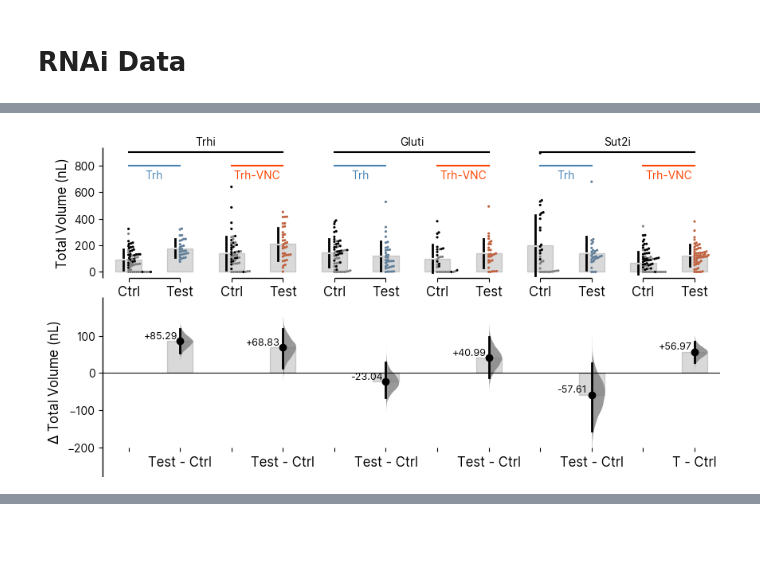
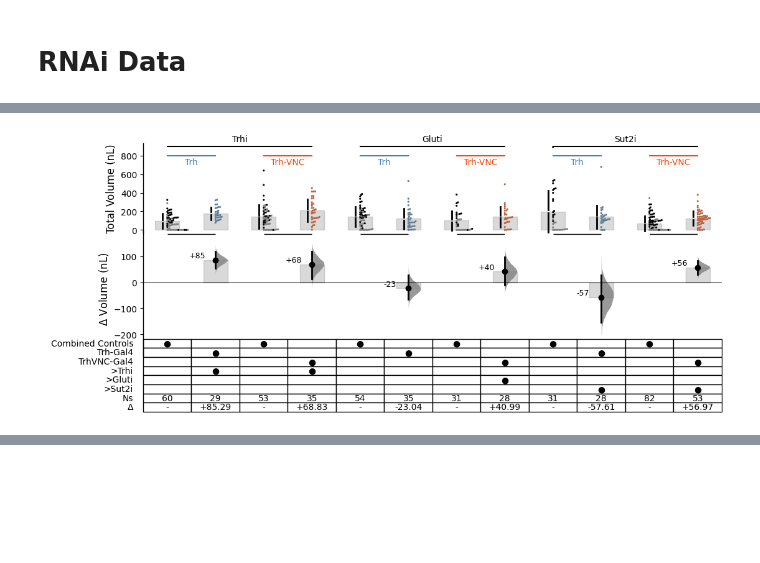
Before and after one commit to sangyu/Holophenotype5HT, a Jupyter notebook: nbs/01_Figures/07_Survival_and_RNAi.ipynb.ipynb, the cells around one changed output, grey strips where cells are left out. Saved outputs shown, nothing was run; the diff lists cells and outputs as text; code cells hidden in the pictures; blank space fills up the shorter version.

```diff
--- a/nbs/01_Figures/07_Survival_and_RNAi.ipynb.ipynb
+++ b/nbs/01_Figures/07_Survival_and_RNAi.ipynb.ipynb
@@ -28,7 +28,7 @@ import pandas as pd
 import scipy
 import numpy as np
 import dabest
-paperpath = '/Users/xusy/Library/Mobile Documents/com~apple~CloudDocs/EspressoManu/'
+paperpath = '/Users/sangyuxu/Library/Mobile Documents/com~apple~CloudDocs/EspressoManu/'
 imagepath = paperpath + 'Figures20240202/'
 figurepath = imagepath + '/Figure6/'
 picklepath = paperpath + 'DataforFigures/Behavior/Data/pickles/'
@@ -35,5 +55,5 @@ picklepath = paperpath + 'DataforFigures/Behavior/Data/pickles/'
 # %%
-starve = pd.read_csv('/Users/xusy/Library/Mobile Documents/com~apple~CloudDocs/EspressoManu/DataforFigures/Starvation Resistance/starve.csv',delimiter=',')
+starve = pd.read_csv('/Users/sangyuxu/Library/Mobile Documents/com~apple~CloudDocs/EspressoManu/DataforFigures/Starvation Resistance/starve.csv',delimiter=',')
 starve = starve.set_index('Day')
 starvePerc = starve/starve.iloc[1,:]
 # %%
@@ -60,5 +94,5 @@ No artists with labels found to put in legend.  Note that artists whose label st
 # %%
-starve1 = pd.read_csv('/Users/xusy/Library/Mobile Documents/com~apple~CloudDocs/EspressoManu/DataforFigures/Starvation Resistance/starve.csv',delimiter=',')
+starve1 = pd.read_csv('/Users/sangyuxu/Library/Mobile Documents/com~apple~CloudDocs/EspressoManu/DataforFigures/Starvation Resistance/starve.csv',delimiter=',')
 df = pd.melt(starve1, id_vars=['Day'], value_vars= starve1.columns[1::], value_name='count', var_name = 'genotype')
 df['total'] = [df.loc[df['genotype'] == df.iloc[n]['genotype']]['count'].max() for n in range(len(df))]
 df1 = pd.DataFrame(np.nan, index=df.index, columns=np.arange(0, df.total.max(), 1))
@@ -213,26 +453,30 @@ fullMetaData
 setFont('inter', 10)
 rnaidata = []
 for i in fullMetaData.index:
-    data = dataDict[fullMetaData.iloc[i, 0]]
-    data['Expt'] = fullMetaData.loc[i, 'Expt']
-    rnaidata.append(data)
+    if fullMetaData.loc[i, 'Expt'] !='w1118':
+        data = dataDict[fullMetaData.iloc[i, 0]]
+        data['Expt'] = fullMetaData.loc[i, 'Expt']
+        rnaidata.append(data)
 rnaidf = pd.concat(rnaidata)
-rnaidf['StatusExpt'] = rnaidf['Status'] + '_' + rnaidf['Expt']
-rnaidf['StatusExpt'].unique()
+
 rnaidf = rnaidf.drop(rnaidf.loc[rnaidf['Genotype']=='empty'].index)
 rnaidf['Volume'] = rnaidf['Volume'] *1000
-rnaidf['GenoReduced'] =rnaidf['Genotype'].replace({'w1118; uas-trhi':'UAS/W', 'w1118; trh-gal4':'Trh-Gal4/W', 'trh-gal4>uas-trhi':'Trh-Gal4>RNAi',
-       'w1118; uas-gluti40904':'UAS/W', 'trh-gal4>uas-gluti40904':'Trh-Gal4>RNAi',
-       'w1118; uas-sut2rnai':'UAS/W', 'trh-gal4>uas-sut2rnai':'Trh-Gal4>RNAi',
-       'w1118; trhvnc-gal4':'TrhVNC-Gal4/W', 'trh-vnc-gal4>uas-trhrnai':'TrhVNC-Gal4>RNAi',
-       'trhvnc-gal4<uas-gluti40904':'TrhVNC-Gal4>RNAi', 'trh-vnc-gal4>uas-sut2rnai':'TrhVNC-Gal4>RNAi'})
-idx  = (('Ctrl_TrhTrhi', 'Test_TrhTrhi'), ('Ctrl_TrhVTrhi', 'Test_TrhVTrhi'),
-        ('Ctrl_TrhGluti', 'Test_TrhGluti'),('Ctrl_TrhVGluti', 'Test_TrhVGluti'),
-       ('Ctrl_TrhSut2i', 'Test_TrhSut2i'),  ('Ctrl_TrhVSut2i',
-       'Test_TrhVSut2i'))
-rnaipalette = {'Ctrl_TrhTrhi':'gray', 'Test_TrhTrhi':'steelblue', 'Ctrl_TrhVTrhi':'gray', 'Test_TrhVTrhi':'orangered',
-               'Ctrl_TrhGluti':'gray', 'Test_TrhGluti':'steelblue', 'Ctrl_TrhVGluti':'gray', 'Test_TrhVGluti':'orangered',
-       'Ctrl_TrhSut2i':'gray', 'Test_TrhSut2i':'steelblue', 'Ctrl_TrhVSut2i':'gray', 'Test_TrhVSut2i':'orangered'}
+rnaidf['GenoReduced'] =rnaidf['Genotype'].replace({'w1118; uas-trhi':'UAS/W', 'w1118; trh-gal4':'Trh-Gal4/W',
+                                                   'trh-gal4>uas-trhi':'Trh-Gal4>Trhi',
+       'w1118; uas-gluti40904':'UAS/W', 'trh-gal4>uas-gluti40904':'Trh-Gal4>GLuti',
+       'w1118; uas-sut2rnai':'UAS/W', 'trh-gal4>uas-sut2rnai':'Trh-Gal4>Sut2i',
+       'w1118; trhvnc-gal4':'TrhVNC-Gal4/W', 'trh-vnc-gal4>uas-trhrnai':'TrhVNC-Gal4>Trhi',
+       'trhvnc-gal4<uas-gluti40904':'TrhVNC-Gal4>Gluti', 'trh-vnc-gal4>uas-sut2rnai':'TrhVNC-Gal4>Sut2i'})
+rnaidf.loc[rnaidf['Status'] == 'Ctrl', 'GenoReduced'] = 'Combined Controls'
+rnaidf['GenoReduced']
+rnaidf['StatusExpt'] = rnaidf['Status'] + '_' + rnaidf['Expt'] + '_'+rnaidf['GenoReduced']
+print(rnaidf['StatusExpt'].unique())
+idx  = (('Ctrl_TrhTrhi_Combined Controls', 'Test_TrhTrhi_Trh-Gal4>Trhi'), ('Ctrl_TrhVTrhi_Combined Controls', 'Test_TrhVTrhi_TrhVNC-Gal4>Trhi'),
+        ('Ctrl_TrhGluti_Combined Controls', 'Test_TrhGluti_Trh-Gal4>GLuti'),('Ctrl_TrhVGluti_Combined Controls', 'Test_TrhVGluti_TrhVNC-Gal4>Gluti'),
+       ('Ctrl_TrhSut2i_Combined Controls', 'Test_TrhSut2i_Trh-Gal4>Sut2i'),  ('Ctrl_TrhVSut2i_Combined Controls','Test_TrhVSut2i_TrhVNC-Gal4>Sut2i'))
+rnaipalette = {'Ctrl_TrhTrhi_Combined Controls':'gray', 'Test_TrhTrhi_Trh-Gal4>Trhi':'steelblue', 'Ctrl_TrhVTrhi_Combined Controls':'gray', 'Test_TrhVTrhi_TrhVNC-Gal4>Trhi':'orangered',
+               'Ctrl_TrhGluti_Combined Controls':'gray', 'Test_TrhGluti_Trh-Gal4>GLuti':'steelblue', 'Ctrl_TrhVGluti_Combined Controls':'gray', 'Test_TrhVGluti_TrhVNC-Gal4>Gluti':'orangered',
+       'Ctrl_TrhSut2i_Combined Controls':'gray', 'Test_TrhSut2i_Trh-Gal4>Sut2i':'steelblue', 'Ctrl_TrhVSut2i_Combined Controls':'gray', 'Test_TrhVSut2i_TrhVNC-Gal4>Sut2i':'orangered'}
 rnaigenopalette = {'w1118; uas-trhi':'gray', 'w1118; trh-gal4':'k', 'trh-gal4>uas-trhi':'steelblue',
        'w1118; uas-gluti40904':'gray', 'trh-gal4>uas-gluti40904':'steelblue',
        'w1118; uas-sut2rnai':'gray', 'trh-gal4>uas-sut2rnai':'steelblue',
@@ -240,10 +484,20 @@ rnaigenopalette = {'w1118; uas-trhi':'gray', 'w1118; trh-gal4':'k', 'trh-gal4>ua
        'trhvnc-gal4<uas-gluti40904':'orangered', 'trh-vnc-gal4>uas-sut2rnai':'orangered'}
 rnaigenoreducedpalette = {'UAS/W':'gray', 'Trh-Gal4/W':'k', 'Trh-Gal4>RNAi':'steelblue',
        'TrhVNC-Gal4/W':'k', 'TrhVNC-Gal4>RNAi':'orangered',}
+print(rnaidf.StatusExpt)
+
 rnaiC= dabest.load(rnaidf, x = 'StatusExpt', y = 'Volume', idx = idx)
-frnaiC = rnaiC.mean_diff.plot(color_col = 'GenoReduced', fig_size=(10, 5), custom_palette= rnaigenoreducedpalette, delta_text_kwargs =dt_kwargs, contrast_bars_kwargs= cb_kwargs, swarm_bars_kwargs= sb_kwargs, raw_marker_size=rm_size,   es_marker_size= es_size,)
+frnaiC = rnaiC.mean_diff.plot(color_col = 'Genotype',
+                              fig_size=(12, 4),
+                              custom_palette= rnaigenopalette,
+                              delta_text_kwargs =dt_kwargs,
+                              contrast_bars_kwargs= cb_kwargs,
+                              swarm_bars_kwargs= sb_kwargs,
+                              raw_marker_size=rm_size,
+                              es_marker_size= es_size,
+                             gridkey_rows=['Combined Controls', 'Trh-Gal4', 'TrhVNC-Gal4', '>Trhi', '>Gluti', '>Sut2i',] )
 frnaiC.axes[0].set_xticklabels(['Ctrl', 'Test', 'Ctrl', 'Test', 'Ctrl', 'Test', 'Ctrl', 'Test', 'Ctrl', 'Test', 'Ctrl', 'Test'])
-frnaiC.axes[1].set_xticklabels(['', 'Test - Ctrl', '', 'Test - Ctrl', '', 'Test - Ctrl','', 'Test - Ctrl', '', 'Test - Ctrl','', 'T - Ctrl',])
+frnaiC.axes[1].set_xticklabels(['', 'Test - Ctrl', '', 'Test - Ctrl', '', 'Test - Ctrl','', 'Test - Ctrl', '', 'Test - Ctrl','', 'Test - Ctrl',])
 frnaiC.axes[0].plot([0, 1], [800, 800], color = 'steelblue')
 frnaiC.axes[0].plot([2, 3], [800, 800], color = 'orangered')
 frnaiC.axes[0].plot([4, 5], [800, 800], color = 'steelblue')
@@ -263,8 +517,13 @@ frnaiC.axes[0].text(1.5, 950, 'Trhi', ha =  'center', color = 'k')
 frnaiC.axes[0].text(5.5, 950, 'Gluti', ha =  'center', color = 'k')
 frnaiC.axes[0].text(9.5, 950, 'Sut2i', ha =  'center', color = 'k')
 frnaiC.axes[0].set_ylabel('Total Volume (nL)')
-frnaiC.axes[1].set_ylabel('$\Delta$ Total Volume (nL)')
+frnaiC.axes[1].set_ylabel('$\Delta$ Volume (nL)')
 frnaiC.axes[1].set_ylim(-200, 150)
+rnaidf.to_csv(figurepath+'/rnaidf.csv')
+for i in range(33, 39):
+    frnaiC.axes[1].get_children()[i].set_text(frnaiC.axes[1].get_children()[i].get_text()[0:-3])
+for i in range(19, 25):
+    frnaiC.axes[1].get_children()[i].set_visible(False)
 frnaiC.tight_layout(w_pad=12)
 frnaiC.savefig(figurepath+'/images/RNAi.svg', bbox_inches='tight')
 frnaiC.savefig(figurepath+'/images/RNAi.png', dpi = 300, bbox_inches='tight')
@@ -272 +549 @@ frnaiC.savefig(figurepath+'/images/RNAi.png', dpi = 300, bbox_inches='tight')
-[figure, old version]
+[figure, new version]
```
Also changed, not shown: parts of 14 cells of this notebook, 16 other files.
